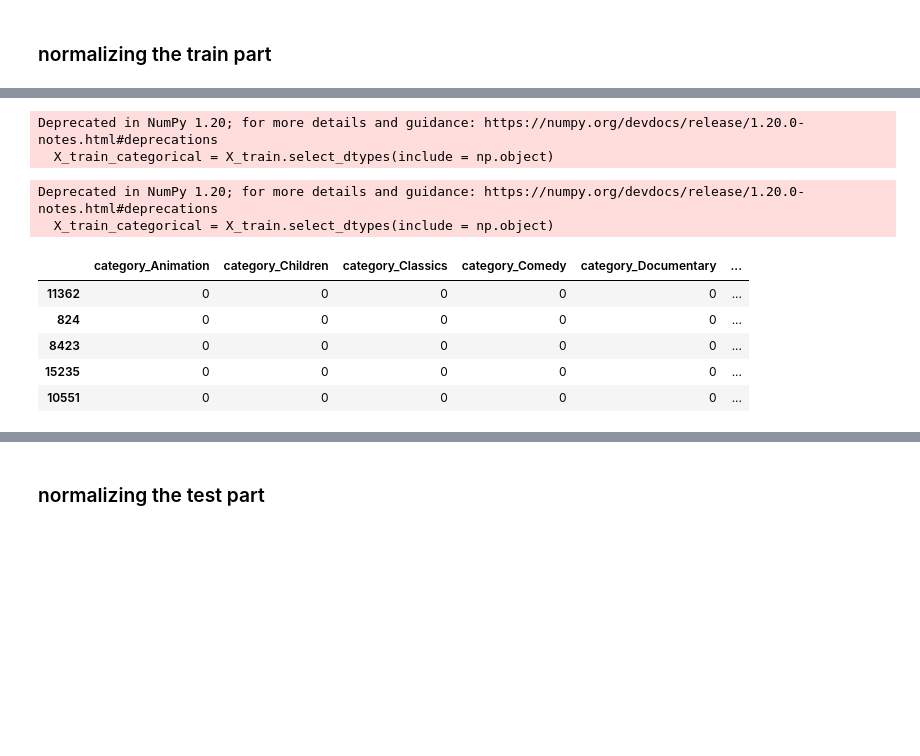
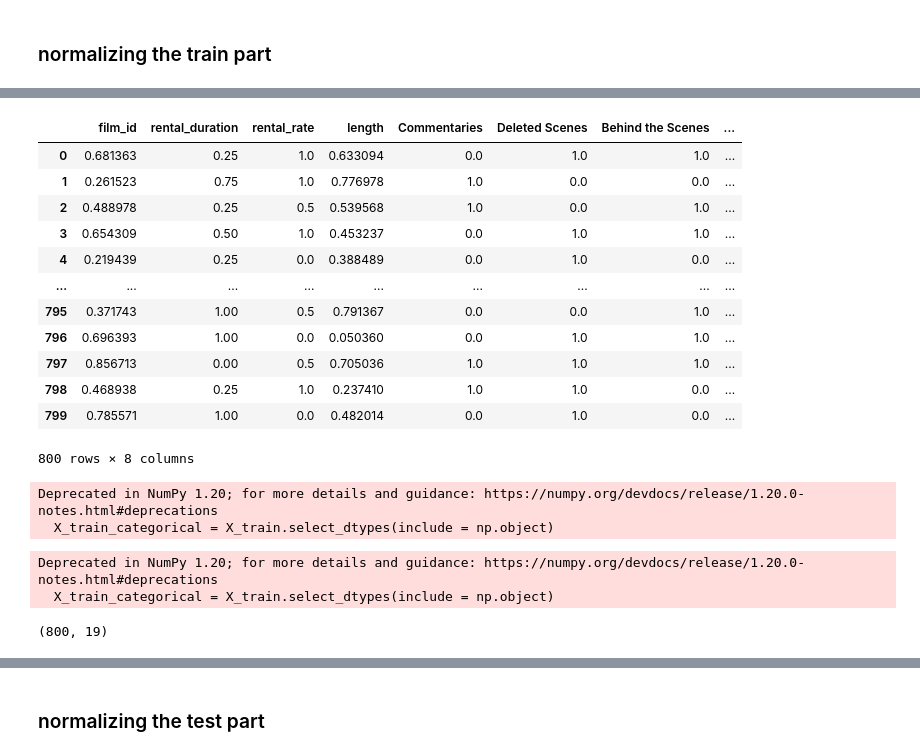
Before and after one commit to zaq9394/lab-predictions-logistic-regression, a Jupyter notebook: Logistic regression.ipynb, the cells around one changed output, grey strips where cells are left out. Cells and saved outputs as stored; diff of their text form; code cells hidden in the pictures; blank space fills up the shorter version.

```diff
--- a/Logistic regression.ipynb
+++ b/Logistic regression.ipynb
@@ -130,3 +138,19 @@ X_train_norm.head()
+# %%
+X_train_norm.reset_index(drop=True)
+# %% [output]
+|  | film_id | rental_duration | rental_rate | length | Commentaries | Deleted Scenes | Behind the Scenes | ... |
+| 0 | 0.681363 | 0.25 | 1.0 | 0.633094 | 0.0 | 1.0 | 1.0 | ... |
+| 1 | 0.261523 | 0.75 | 1.0 | 0.776978 | 1.0 | 0.0 | 0.0 | ... |
+| 2 | 0.488978 | 0.25 | 0.5 | 0.539568 | 1.0 | 0.0 | 1.0 | ... |
+| 3 | 0.654309 | 0.50 | 1.0 | 0.453237 | 0.0 | 1.0 | 1.0 | ... |
+| 4 | 0.219439 | 0.25 | 0.0 | 0.388489 | 0.0 | 1.0 | 0.0 | ... |
+| ... | ... | ... | ... | ... | ... | ... | ... | ... |
+| 795 | 0.371743 | 1.00 | 0.5 | 0.791367 | 0.0 | 0.0 | 1.0 | ... |
+| 796 | 0.696393 | 1.00 | 0.0 | 0.050360 | 0.0 | 1.0 | 1.0 | ... |
+| 797 | 0.856713 | 0.00 | 0.5 | 0.705036 | 1.0 | 1.0 | 1.0 | ... |
+| 798 | 0.468938 | 0.25 | 1.0 | 0.237410 | 1.0 | 1.0 | 0.0 | ... |
+| 799 | 0.785571 | 1.00 | 0.0 | 0.482014 | 0.0 | 1.0 | 0.0 | ... |
+800 rows × 8 columns
 # %%
 X_train_categorical = X_train.select_dtypes(include = np.object)
 # %% [output]
@@ -137,13 +161,9 @@ X_train_categorical = X_train.select_dtypes(include = np.object)
 X_train_cat = pd.get_dummies(X_train_categorical,
                              columns=X_train_categorical.columns,
                              drop_first=True)
-X_train_cat.head()
+X_train_cat.isna().sum()
+X_train_cat.shape
 # %% [output]
 Deprecated in NumPy 1.20; for more details and guidance: https://numpy.org/devdocs/release/1.20.0-notes.html#deprecations
   X_train_categorical = X_train.select_dtypes(include = np.object)
-|  | category_Animation | category_Children | category_Classics | category_Comedy | category_Documentary | ... |
-| 11362 | 0 | 0 | 0 | 0 | 0 | ... |
-| 824 | 0 | 0 | 0 | 0 | 0 | ... |
-| 8423 | 0 | 0 | 0 | 0 | 0 | ... |
-| 15235 | 0 | 0 | 0 | 0 | 0 | ... |
-| 10551 | 0 | 0 | 0 | 0 | 0 | ... |
+(800, 19)
```
Also changed, not shown: parts of 30 cells of this notebook.
